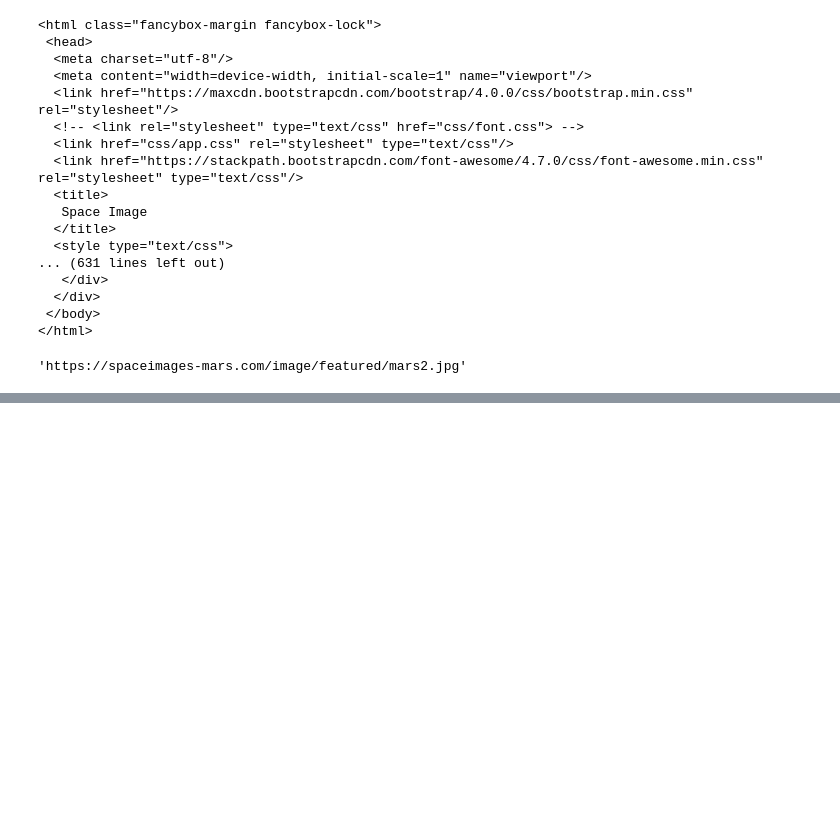
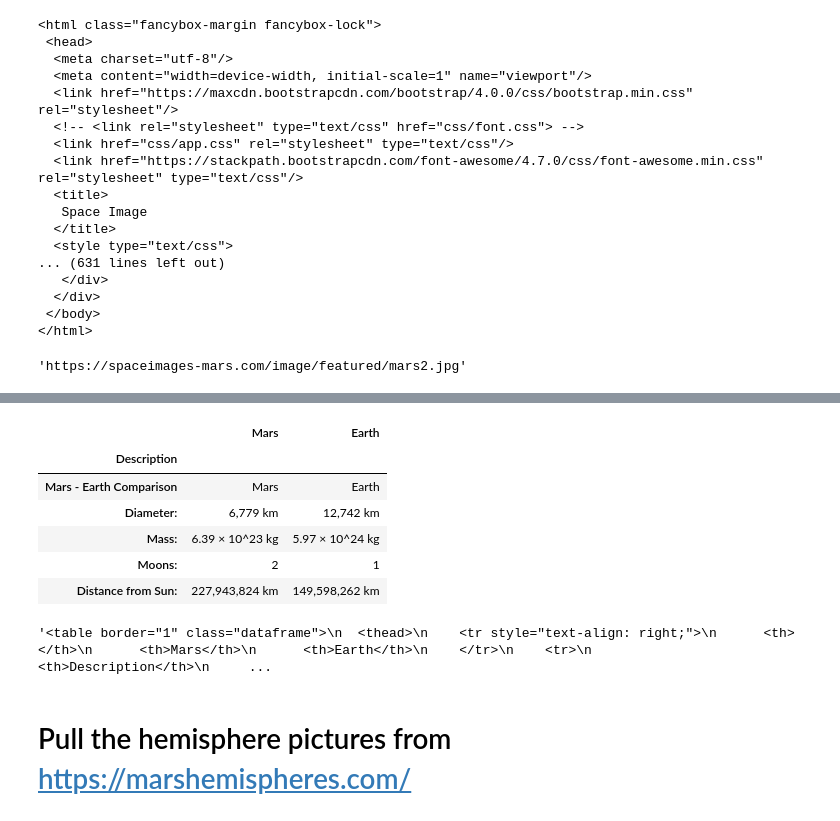
Before and after one commit to Rufuz42/web-scraping-challenge, a Jupyter notebook: Missions_to_Mars/mission_to_mars.ipynb, the cells around one changed output, grey strips where cells are left out. Saved outputs shown, nothing was run; the diff lists cells and outputs as text; code cells hidden in the pictures; blank space fills up the shorter version.

```diff
--- a/Missions_to_Mars/mission_to_mars.ipynb
+++ b/Missions_to_Mars/mission_to_mars.ipynb
@@ -108,0 +145,21 @@ featured_image_url
+# %%
+# Need to clean up the table to make it match the screenshot from the assignment.
+# Set the index as the description and make inplace = true to replace the existing index column.
+MarsDF.columns = ['Description', 'Mars', 'Earth']
+MarsDF.set_index('Description', inplace=True)
+MarsDF.head()
+# %% [output]
+|  | Mars | Earth |
+| Description |  |  |
+| Mars - Earth Comparison | Mars | Earth |
+| Diameter: | 6,779 km | 12,742 km |
+| Mass: | 6.39 × 10^23 kg | 5.97 × 10^24 kg |
+| Moons: | 2 | 1 |
+| Distance from Sun: | 227,943,824 km | 149,598,262 km |
+# %%
+# Convert the DF to html
+MarsDF.to_html()
+# %% [output]
+'<table border="1" class="dataframe">\n  <thead>\n    <tr style="text-align: right;">\n      <th></th>\n      <th>Mars</th>\n      <th>Earth</th>\n    </tr>\n    <tr>\n      <th>Description</th>\n     ...
+# %% [markdown]
+# Pull the hemisphere pictures from https://marshemispheres.com/
```
Also changed, not shown: parts of 9 cells of this notebook, 1 other file.
